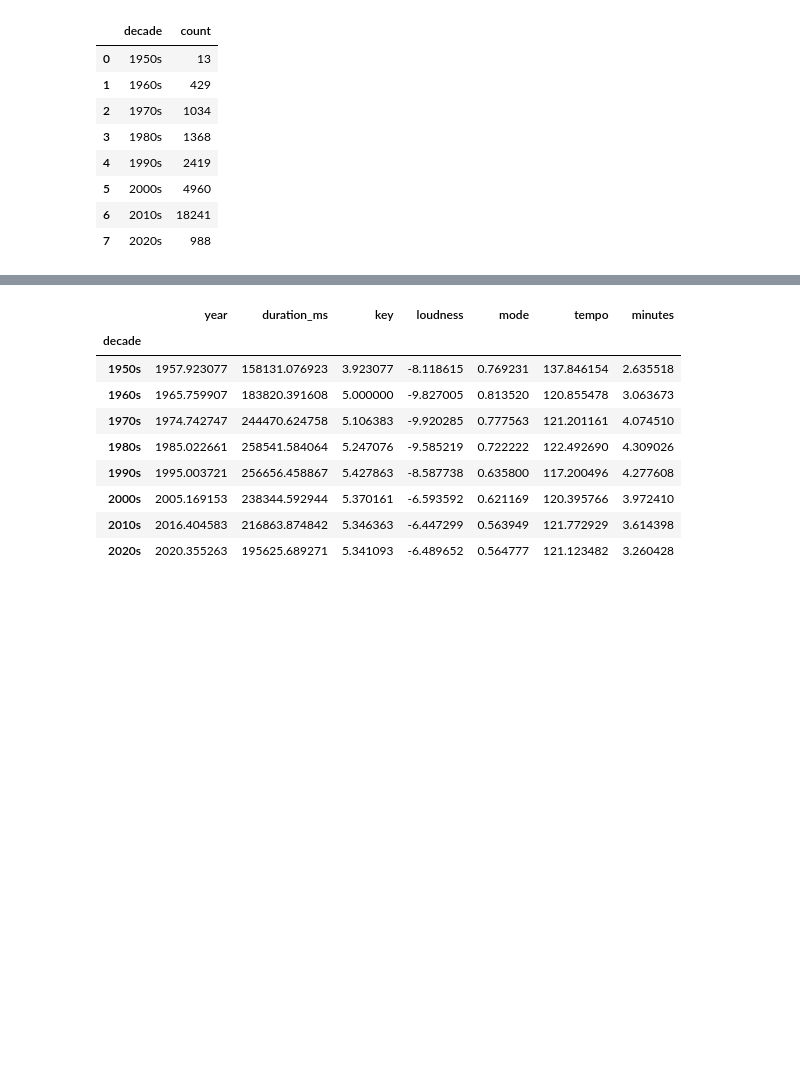
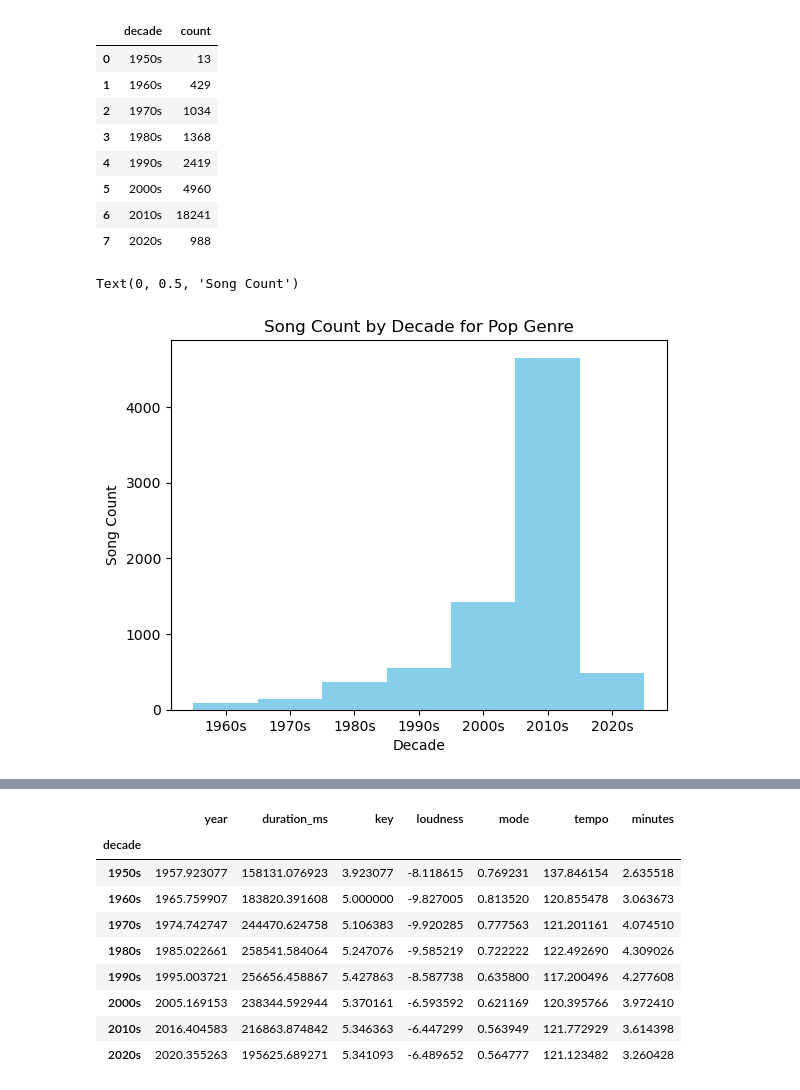
Before and after one commit to tmartabano/Project-for-Data-Munging, a Jupyter notebook: Final_Project_Data(new).ipynb, the cells around one changed output, grey strips where cells are left out. Cells and saved outputs as stored; diff of their text form; code cells hidden in the pictures; blank space fills up the shorter version.

Commit message:
Update Final_Project_Data(new).ipynb
added 13 graphs and new code (some static most dynamic)

```diff
--- a/Final_Project_Data(new).ipynb
+++ b/Final_Project_Data(new).ipynb
@@ -557,3 +557,14 @@ songs_count_by_decade
 | 5 | 2000s | 4960 |
 | 6 | 2010s | 18241 |
 | 7 | 2020s | 988 |
+# %%
+#static pop example
+pop_data = big_df[big_df['main_genre'] == 'pop']
+song_count_by_decade = pop_data.groupby('decade')['song'].count()
+plt.bar(song_count_by_decade.index, song_count_by_decade.values,width=1, color='skyblue')
+plt.title('Song Count by Decade for Pop Genre')
+plt.xlabel('Decade')
+plt.ylabel('Song Count')
+# %% [output]
+Text(0, 0.5, 'Song Count')
+[figure, added]
```
Also changed, not shown: parts of 7 cells of this notebook.
